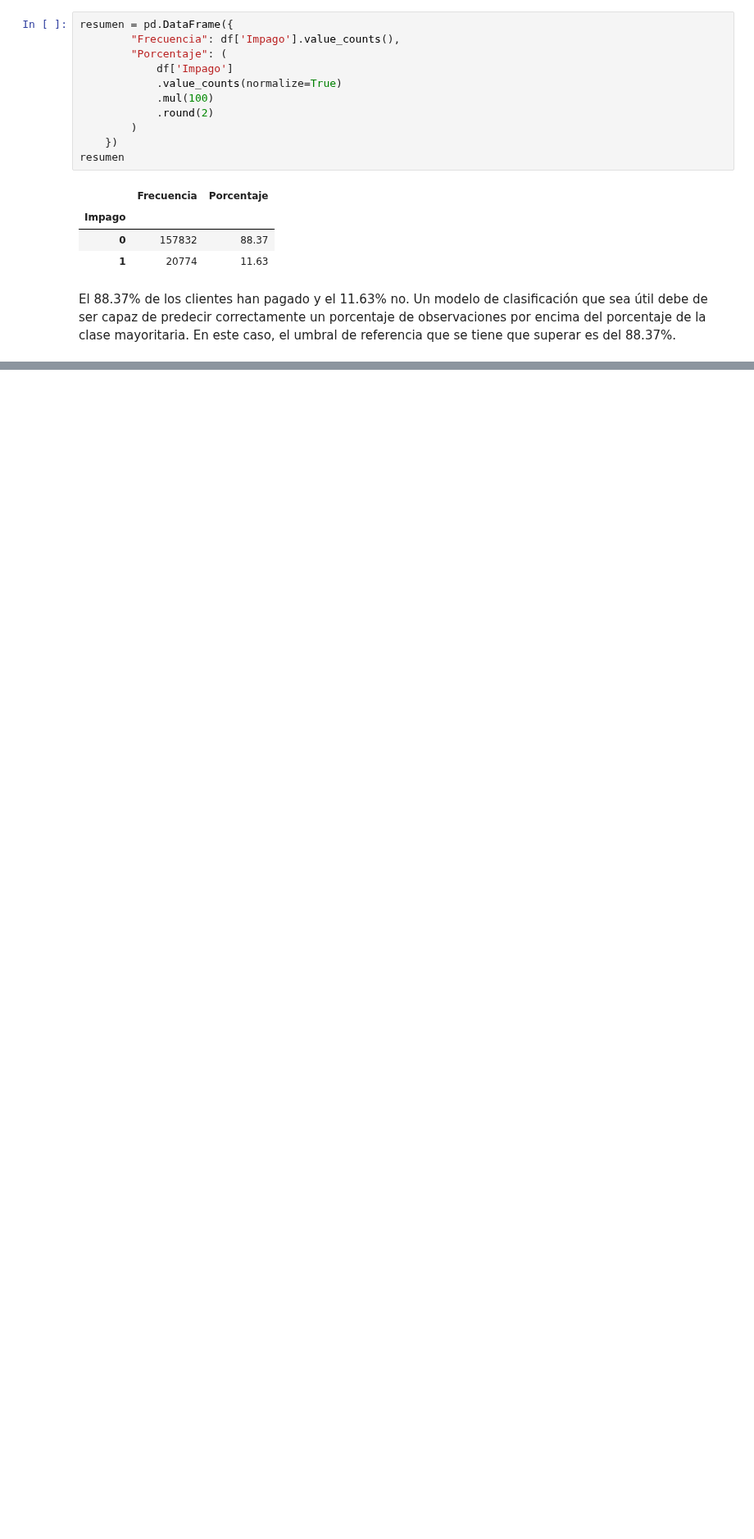
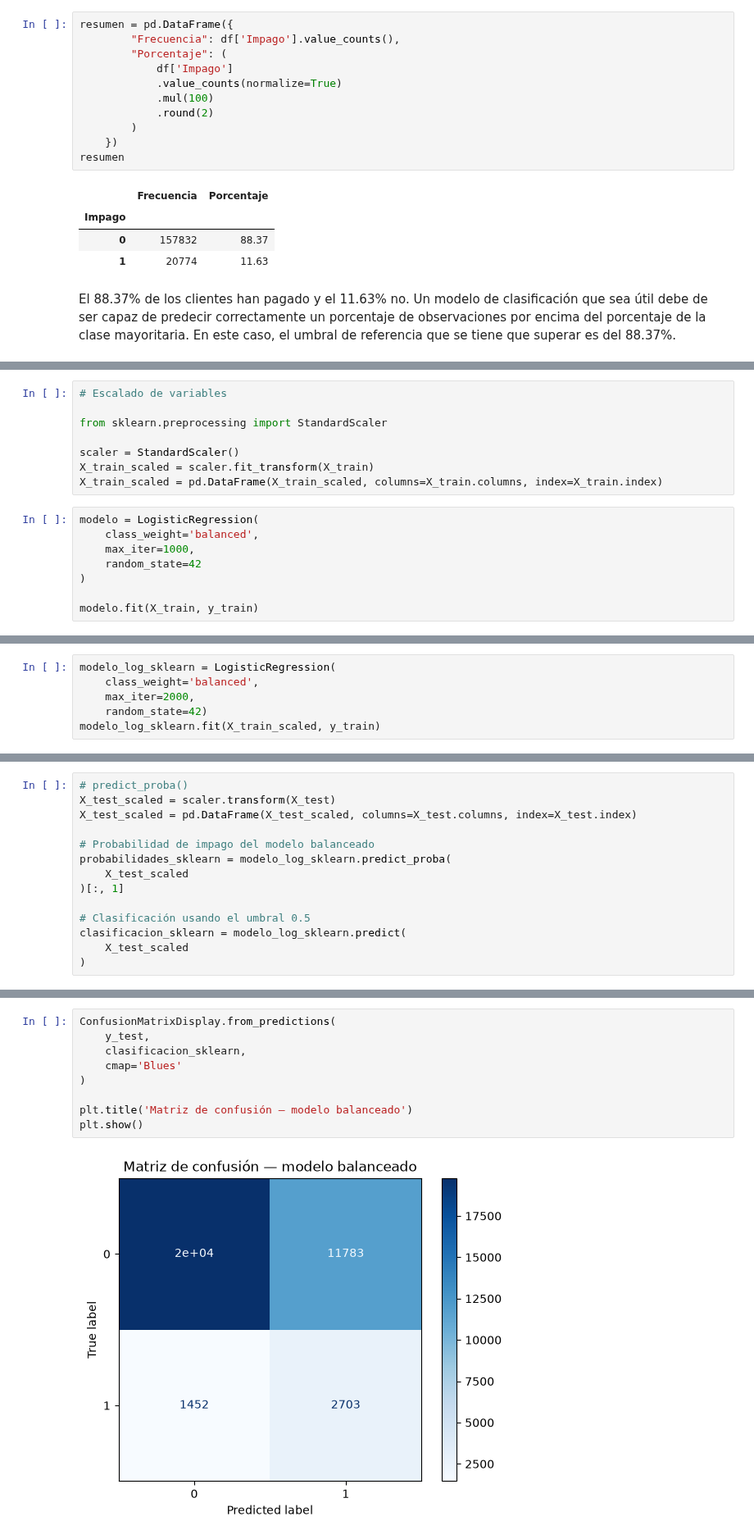
Before and after one commit to izarozubia-max/RETO5, a Jupyter notebook: predicciones_.ipynb, the cells around one changed output, grey strips where cells are left out. Shown at 82% size. Saved outputs shown, nothing was run; the diff lists cells and outputs as text; blank space fills up the shorter version.

```diff
--- a/predicciones_.ipynb
+++ b/predicciones_.ipynb
@@ -74,0 +75,16 @@ X_train, X_test, y_train, y_test = train_test_split(
+# %%
+# Escalado de variables
+
+from sklearn.preprocessing import StandardScaler
+
+scaler = StandardScaler()
+X_train_scaled = scaler.fit_transform(X_train)
+X_train_scaled = pd.DataFrame(X_train_scaled, columns=X_train.columns, index=X_train.index)
+# %%
+modelo = LogisticRegression(
+    class_weight='balanced',
+    max_iter=1000,
+    random_state=42
+)
+
+modelo.fit(X_train, y_train)
@@ -74,0 +103,6 @@ X_train, X_test, y_train, y_test = train_test_split(
+# %%
+modelo_log_sklearn = LogisticRegression(
+    class_weight='balanced',
+    max_iter=2000,
+    random_state=42)
+modelo_log_sklearn.fit(X_train_scaled, y_train)
@@ -74,0 +126,14 @@ X_train, X_test, y_train, y_test = train_test_split(
+# %%
+# predict_proba()
+X_test_scaled = scaler.transform(X_test)
+X_test_scaled = pd.DataFrame(X_test_scaled, columns=X_test.columns, index=X_test.index)
+
+# Probabilidad de impago del modelo balanceado
+probabilidades_sklearn = modelo_log_sklearn.predict_proba(
+    X_test_scaled
+)[:, 1]
+
+# Clasificación usando el umbral 0.5
+clasificacion_sklearn = modelo_log_sklearn.predict(
+    X_test_scaled
+)
@@ -74,0 +185,11 @@ X_train, X_test, y_train, y_test = train_test_split(
+# %%
+ConfusionMatrixDisplay.from_predictions(
+    y_test,
+    clasificacion_sklearn,
+    cmap='Blues'
+)
+
+plt.title('Matriz de confusión — modelo balanceado')
+plt.show()
+# %% [output]
+[figure, added]
```
Also changed, not shown: parts of 19 cells of this notebook.
